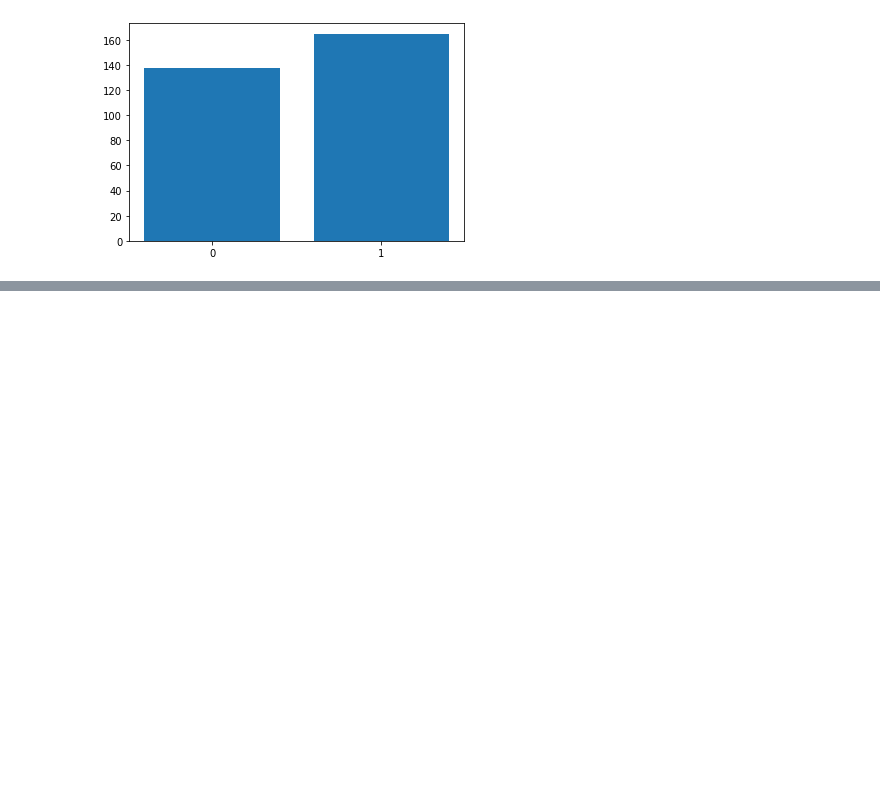
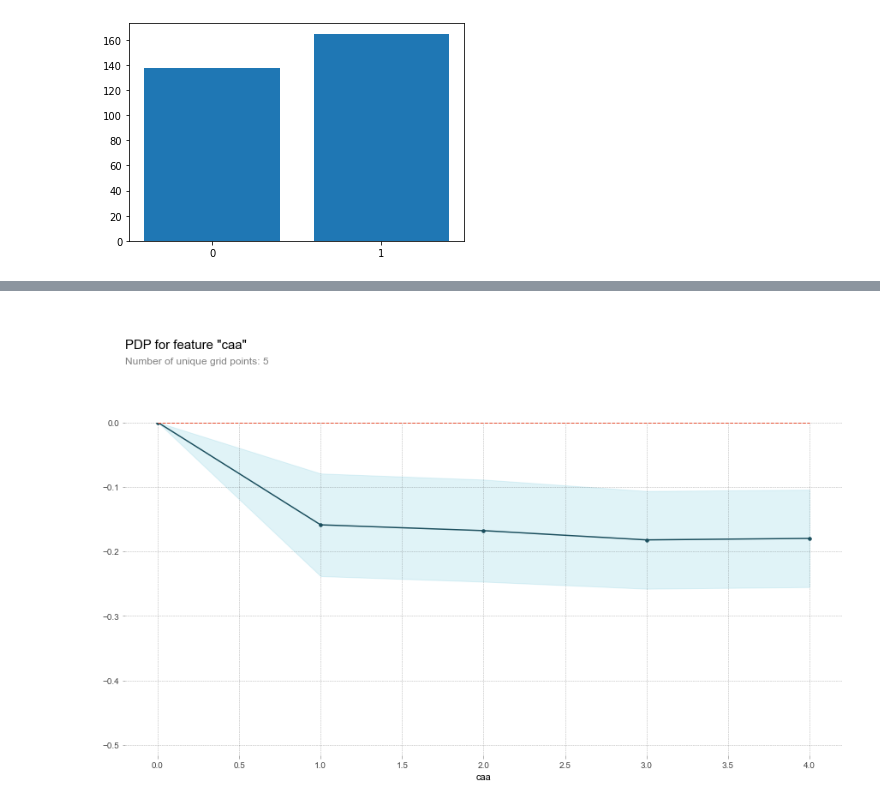
Before and after one commit to DanielBrooks253/Kaggle, a Jupyter notebook: Heart_Attack_Analysis/Heart_Attack_Analysis.ipynb, the cells around one changed output, grey strips where cells are left out. Cells and saved outputs as stored; diff of their text form; code cells hidden in the pictures; blank space fills up the shorter version.

```diff
--- a/Heart_Attack_Analysis/Heart_Attack_Analysis.ipynb
+++ b/Heart_Attack_Analysis/Heart_Attack_Analysis.ipynb
@@ -225,0 +160,11 @@ keep_cols
+# %%
+base_features = dt.columns.values.tolist()
+base_features.remove('output')
+
+feat_name = 'caa'
+pdp_dist = pdp.pdp_isolate(model=model, dataset=X_test, model_features=base_features, feature=feat_name)
+
+pdp.pdp_plot(pdp_dist, feat_name)
+plt.show()
+# %% [output]
+[figure, added]
```
Also changed, not shown: parts of 30 cells of this notebook, 3 other files.
